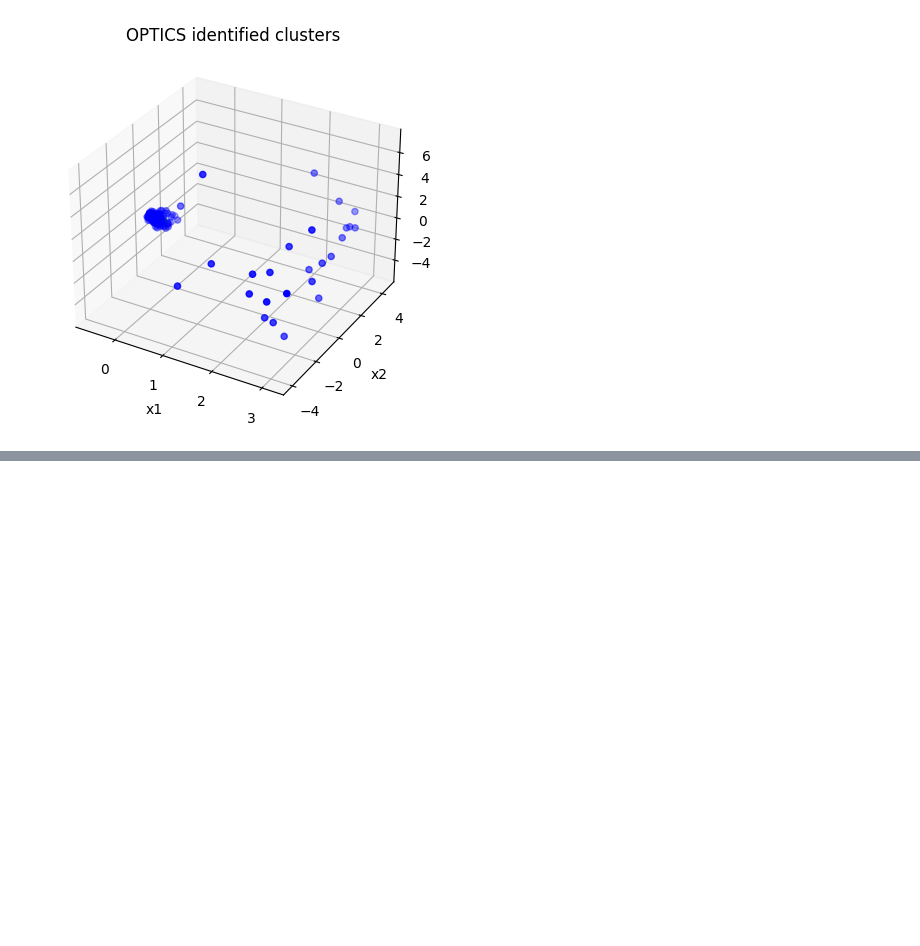
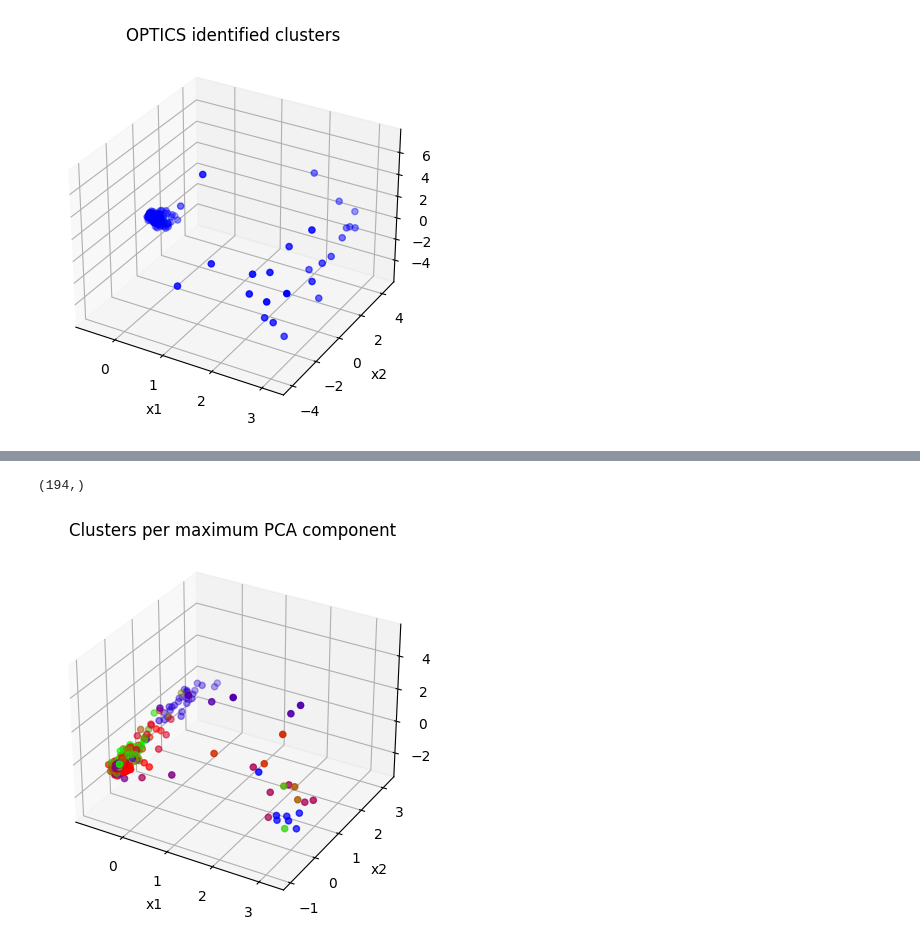
Before and after one commit to KlaraGtknst/topic-analysis-text-data, a Jupyter notebook: image_clustering.ipynb, the cells around one changed output, grey strips where cells are left out. Cells and saved outputs as stored; diff of their text form; code cells hidden in the pictures; blank space fills up the shorter version.

Commit message:
feat: cluster acc. to max PCA comp. weight

```diff
--- a/image_clustering.ipynb
+++ b/image_clustering.ipynb
@@ -539,0 +575,32 @@ display_example_images(documents, dbscan_pca_labels)
+# %%
+from sklearn.decomposition import PCA
+n_comp = min(13, len(documents_small_before_PCA),len(documents_small_before_PCA[0]))
+pca_32x32 = PCA(n_components=n_comp, whiten=True, svd_solver="randomized")
+# %%
+documents_small = pca_32x32.fit_transform(documents_small_before_PCA)
+# %%
+cluster_label = np.argmax(documents_small, axis=1)
+cluster_label.shape
+# %% [output]
+(194,)
+# %%
+def display_3d_cluster(documents, labels, save=False):
+    fig = plt.figure()
+    ax = fig.add_subplot(projection='3d')
+
+    x1 = documents[:, 0]
+    x2 = documents[:, 1]
+    x3 = documents[:, 2]
+
+    ax.scatter(x1, x2, x3, marker='o', c=labels, cmap="brg")
+    ax.set_xlabel('x1')
+    ax.set_ylabel('x2')
+    ax.set_zlabel('x3')
+    plt.title('Clusters per maximum PCA component')
+    if save:
+        plt.savefig('results/max_pca_comp_cluster.pdf', format='pdf')
+    plt.show()
+# %%
+display_3d_cluster(documents_small, cluster_label, save=False)
+# %% [output]
+[figure, added]
```
Also changed, not shown: parts of 9 cells of this notebook.
